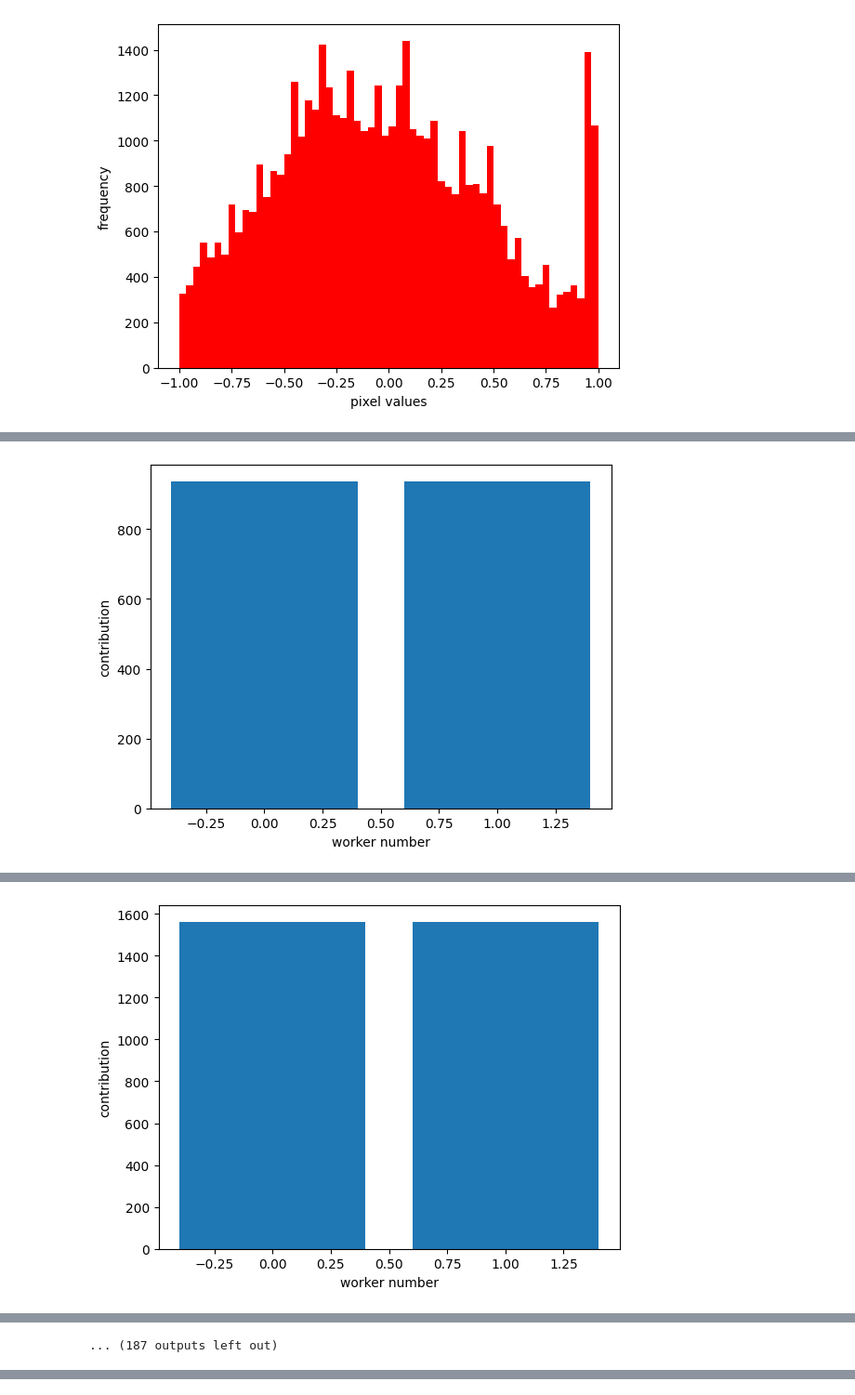
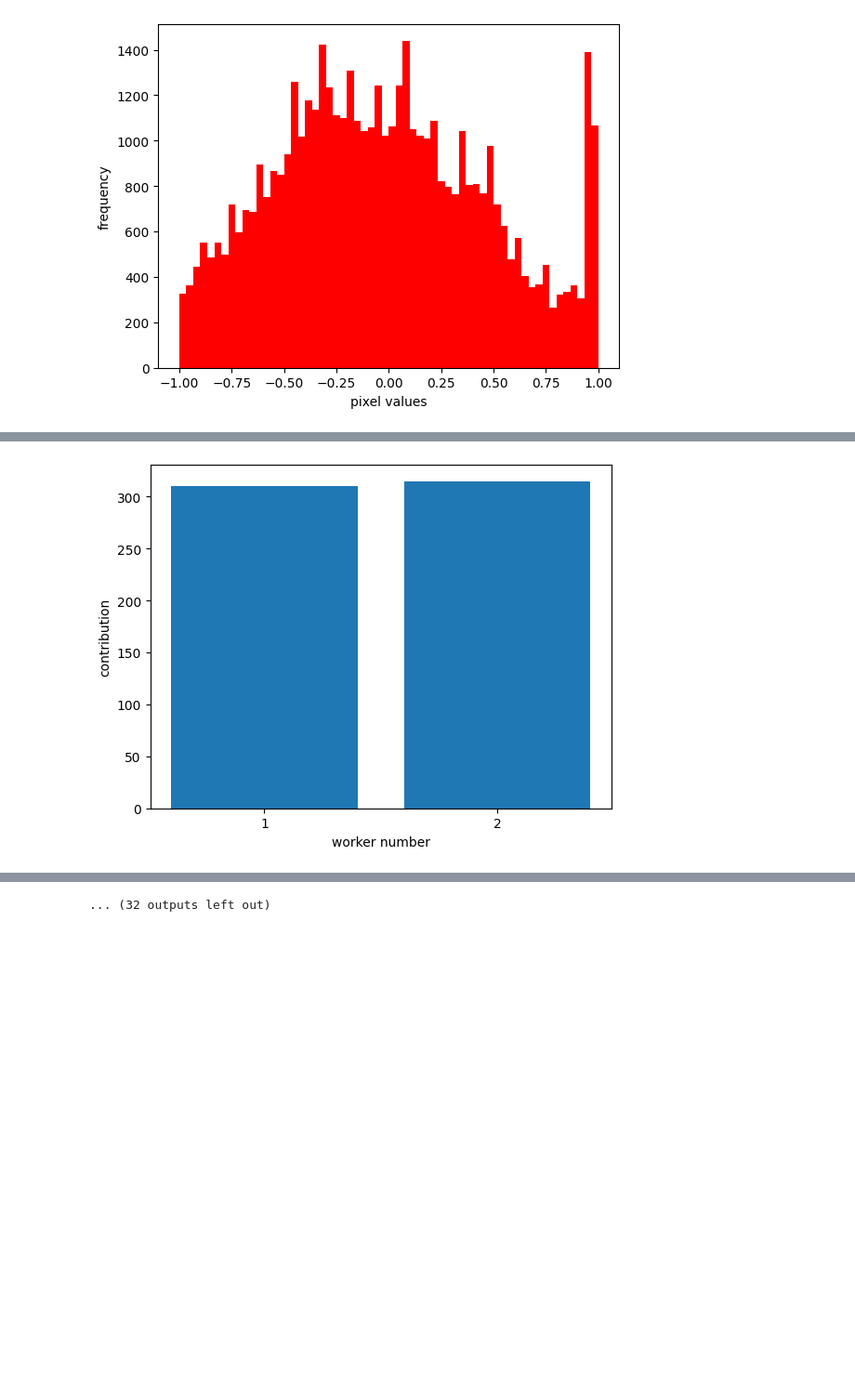
Before and after one commit to basemprince/F2U, a Jupyter notebook: main.ipynb, the cells around one changed output, grey strips where cells are left out. Shown: that part at 93% size. Cells and saved outputs as stored; diff of their text form; code cells hidden in the pictures; blank space fills up the shorter version.

Commit message:
printed out results

```diff
--- a/main.ipynb
+++ b/main.ipynb
@@ -50,7 +48,7 @@ FID_BATCH_SIZE = 20
 NUM_UNIQUE_USERS = NUM_WORKERS
 # %%
 limit_classes = True
-Discriminator_trainig_iterations = 1
+Discriminator_trainig_iterations = 3
 chosen_strategy = 1
 trainig_strategies = {0:'fed_avg', 1:'weighted_avg_most',2:'weighted_avg_least', 3:'most_forgiving', 4:'least_forgiving'}
 trainig_strategies = trainig_strategies[chosen_strategy]
@@ -287,13 +305,14 @@ for epoch in range(start,end):
                     highest_loss = worker.loss_disc_fake
                     chosen_discriminator = worker_id
                     chosen_worker = workers[chosen_discriminator]
-                    worker_contribution_cum[chosen_discriminator]+=1
+
+
 
                 if lowest_loss > worker.loss_disc_fake and trainig_strategies == 'least_forgiving' :
                     lowest_loss = worker.loss_disc_fake
                     chosen_discriminator = worker_id
                     chosen_worker = workers[chosen_discriminator]
-                    worker_contribution_cum[chosen_discriminator]+=1
+
             # print(f"chosen worker is {chosen_discriminator} with loss of: {highest_loss.item():.4f}")
 
         ### Train Generator: min log(1 - D(G(z))) <-> max log(D(G(z))
@@ -338,6 +357,7 @@ for epoch in range(start,end):
             output = main_server.global_disc(fake).reshape(-1)
             chosen_worker = workers[0]
         else:
+            worker_contribution_cum[chosen_discriminator]+=1
             if WORKER_OVERRIDE:
                 for worker in workers:
                     worker.discriminator.load_state_dict(chosen_worker.discriminator.state_dict())
@@ -369,8 +389,8 @@ for epoch in range(start,end):
         if batch_id % 100 == 0:
             fid_z = torch.randn(FID_BATCH_SIZE, NOISE_DIM, 1,1).to(dev)
             gen_imgs = main_server.generator(fid_z.detach())
-            mu_gen, sigma_gen = calculate_activation_statistics(gen_imgs, fic_model, batch_size=FID_BATCH_SIZE,cuda=True)
-            mu_test, sigma_test = calculate_activation_statistics(test_imgs[:FID_BATCH_SIZE], fic_model, batch_size=FID_BATCH_SIZE,cuda=True)
+            mu_gen, sigma_gen = calculate_activation_statistics(gen_imgs, fic_model, batch_size=FID_BATCH_SIZE,cuda=True,verbose=False)
+            mu_test, sigma_test = calculate_activation_statistics(test_imgs[:FID_BATCH_SIZE], fic_model, batch_size=FID_BATCH_SIZE,cuda=True,verbose=False)
             fid = calculate_frechet_distance(mu_gen, sigma_gen, mu_test, sigma_test)
             logger.log_fid(fid,epoch,batch_id,len(worker_loaders[0]))
 
@@ -385,13 +405,16 @@ for epoch in range(start,end):
         main_server.generator.train()
         logger.log_images(fake,len(fake), epoch, batch_id, len(worker_loaders[0]))
 
-    if epoch % 2 == 0 and epoch != 0:
-        chosen_w_np = worker_contribution_cum.detach().cpu().numpy()
-        plt.bar(range(len(chosen_w_np)),chosen_w_np)
-        plt.xlabel('worker number')
-        plt.ylabel('contribution')
-        plt.savefig('{}/worker_cont.png'.format(logger.writer.logdir))
-        plt.show()
+    print('hi')
+    chosen_w_np = worker_contribution_cum.detach().cpu().numpy()
+    ra = range(1,len(chosen_w_np)+1)
+    plt.bar(ra,chosen_w_np)
+    plt.xticks(ra)
+    plt.xlabel('worker number')
+    plt.ylabel('contribution')
+    plt.savefig('{}/worker_cont.png'.format(logger.writer.logdir))
+    plt.show()
+
     if (epoch+1) % 50 == 0 and epoch != 0:
         logger.save_models(main_server,workers,epoch)
 # %% [output]
@@ -415 +429 @@ Epoch [2/200] Batch 600/625                 Loss D: 0.1318, loss G: 0.8568, FID
-[figure, old version]
+[figure, new version]
@@ -430 +429,0 @@ Epoch [4/200] Batch 600/625                 Loss D: 0.1749, loss G: 0.4516, FID
-[figure, removed]
@@ -491 +429,0 @@ Epoch [12/200] Batch 600/625                 Loss D: 0.2171, loss G: 0.4784, FID
-... (187 outputs left out)
@@ -492,3 +434,4 @@ Epoch [12/200] Batch 600/625                 Loss D: 0.2171, loss G: 0.4784, FID
+... (32 outputs left out)
 # %%
 # plt.bar(range(len(worker_chosen_counter)),worker_chosen_counter)
 # plt.xlabel('worker number')
```
Also changed, not shown: parts of 4 cells of this notebook, 38 other files.
